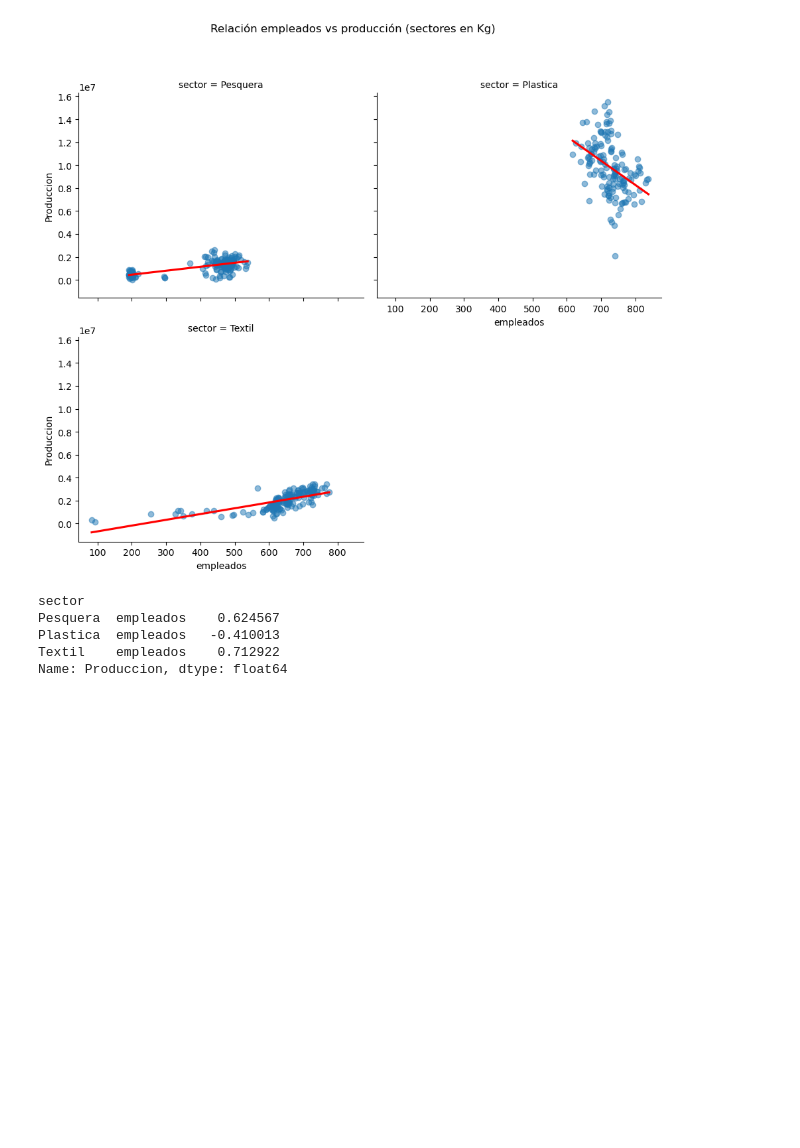
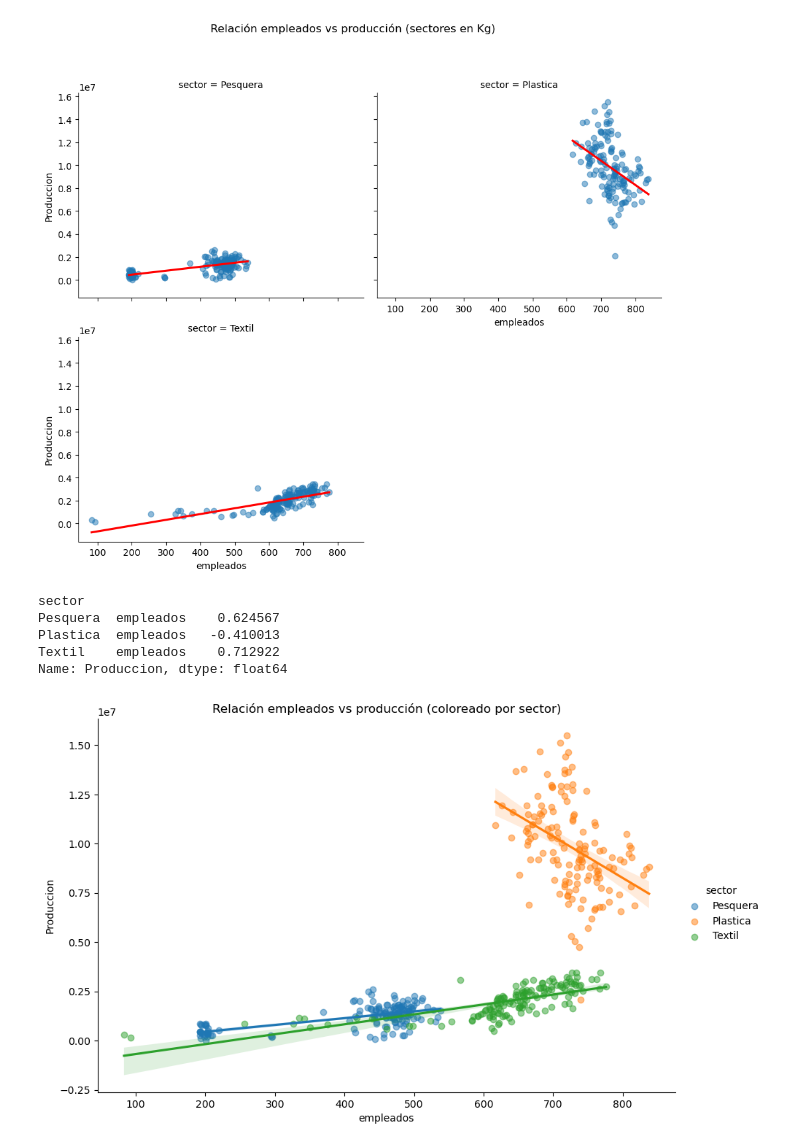
Before and after one commit to lunalucianoj/produccion-industrial-tdf, a Jupyter notebook: notebooks/01_exploracion_y_union_datasets.ipynb, the cells around one changed output. Drawn from its saved outputs; the diff is of its cells as text; code cells hidden in the pictures; blank space fills up the shorter version.

```diff
--- a/notebooks/01_exploracion_y_union_datasets.ipynb
+++ b/notebooks/01_exploracion_y_union_datasets.ipynb
@@ -1760,3 +1789,15 @@ Pesquera  empleados    0.624567
 Plastica  empleados   -0.410013
 Textil    empleados    0.712922
 Name: Produccion, dtype: float64
+# %%
+sns.lmplot(
+    data=df_kilos,
+    x="empleados", y="Produccion",
+    hue="sector",
+    height=6, aspect=1.5,
+    scatter_kws={"alpha":0.5}
+)
+plt.title("Relación empleados vs producción (coloreado por sector)")
+plt.show()
+# %% [output]
+[figure, added]
```
Also changed, not shown: parts of 47 cells of this notebook.
